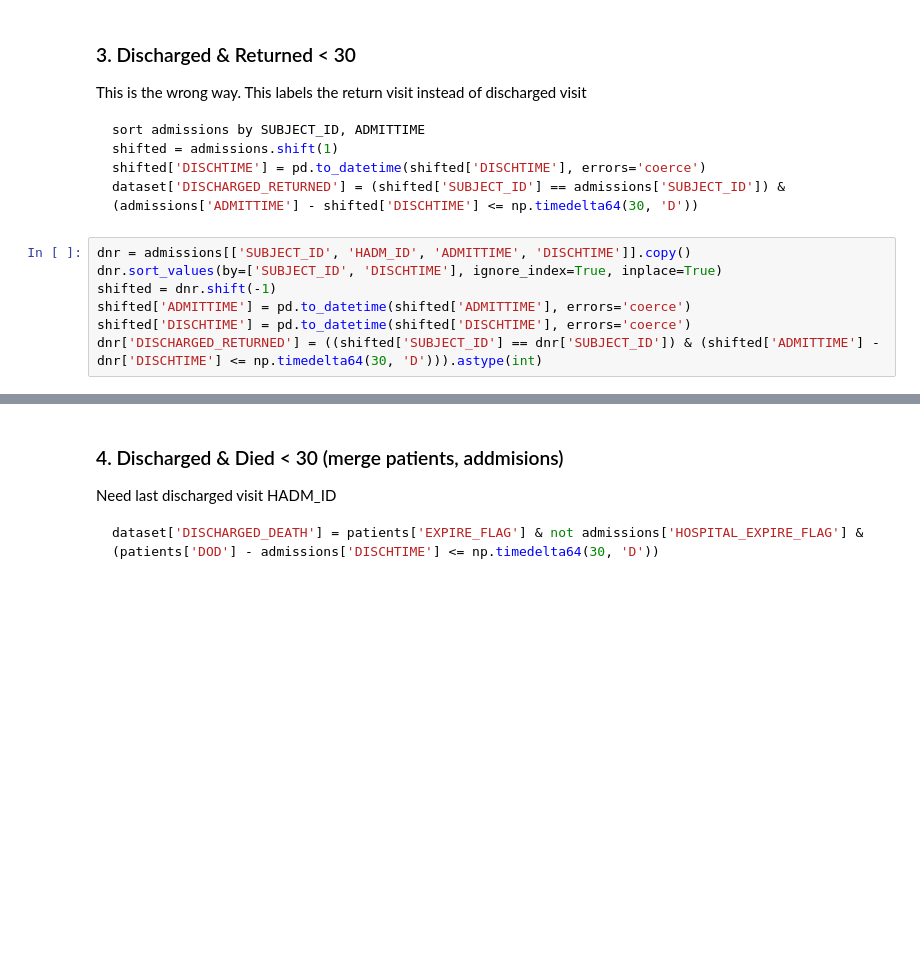
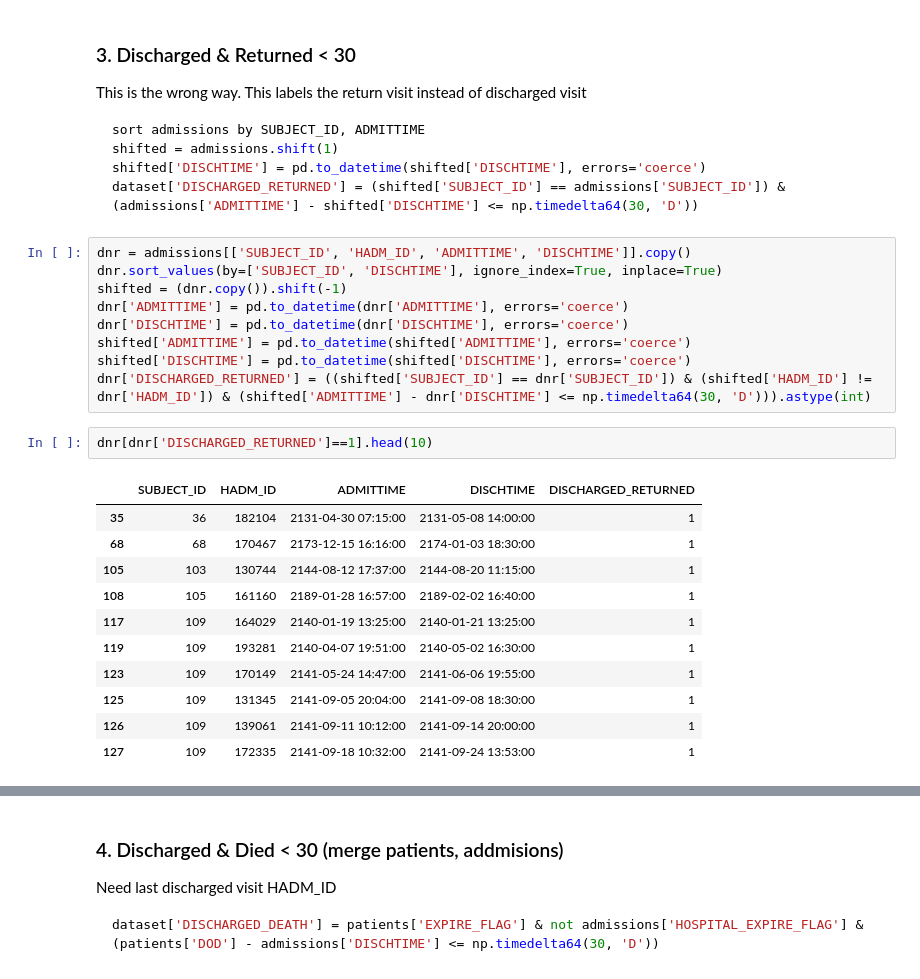
Before and after one commit to BencsikMD/CS598CourseProject, a Jupyter notebook: CreateDataset3.ipynb, the cells around one changed output, grey strips where cells are left out. Cells and saved outputs as stored; diff of their text form; blank space fills up the shorter version.

```diff
--- a/CreateDataset3.ipynb
+++ b/CreateDataset3.ipynb
@@ -149,7 +168,23 @@ dataset['DISCHARGED_RETURNED'] = (shifted['SUBJECT_ID'] == admissions['SUBJECT_I
 # %%
 dnr = admissions[['SUBJECT_ID', 'HADM_ID', 'ADMITTIME', 'DISCHTIME']].copy()
 dnr.sort_values(by=['SUBJECT_ID', 'DISCHTIME'], ignore_index=True, inplace=True)
-shifted = dnr.shift(-1)
+shifted = (dnr.copy()).shift(-1)
+dnr['ADMITTIME'] = pd.to_datetime(dnr['ADMITTIME'], errors='coerce')
+dnr['DISCHTIME'] = pd.to_datetime(dnr['DISCHTIME'], errors='coerce')
 shifted['ADMITTIME'] = pd.to_datetime(shifted['ADMITTIME'], errors='coerce')
 shifted['DISCHTIME'] = pd.to_datetime(shifted['DISCHTIME'], errors='coerce')
-dnr['DISCHARGED_RETURNED'] = ((shifted['SUBJECT_ID'] == dnr['SUBJECT_ID']) & (shifted['ADMITTIME'] - dnr['DISCHTIME'] <= np.timedelta64(30, 'D'))).astype(int)
+dnr['DISCHARGED_RETURNED'] = ((shifted['SUBJECT_ID'] == dnr['SUBJECT_ID']) & (shifted['HADM_ID'] != dnr['HADM_ID']) & (shifted['ADMITTIME'] - dnr['DISCHTIME'] <= np.timedelta64(30, 'D'))).astype(int)
+# %%
+dnr[dnr['DISCHARGED_RETURNED']==1].head(10)
+# %% [output]
+|  | SUBJECT_ID | HADM_ID | ADMITTIME | DISCHTIME | DISCHARGED_RETURNED |
+| 35 | 36 | 182104 | 2131-04-30 07:15:00 | 2131-05-08 14:00:00 | 1 |
+| 68 | 68 | 170467 | 2173-12-15 16:16:00 | 2174-01-03 18:30:00 | 1 |
+| 105 | 103 | 130744 | 2144-08-12 17:37:00 | 2144-08-20 11:15:00 | 1 |
+| 108 | 105 | 161160 | 2189-01-28 16:57:00 | 2189-02-02 16:40:00 | 1 |
+| 117 | 109 | 164029 | 2140-01-19 13:25:00 | 2140-01-21 13:25:00 | 1 |
+| 119 | 109 | 193281 | 2140-04-07 19:51:00 | 2140-05-02 16:30:00 | 1 |
+| 123 | 109 | 170149 | 2141-05-24 14:47:00 | 2141-06-06 19:55:00 | 1 |
+| 125 | 109 | 131345 | 2141-09-05 20:04:00 | 2141-09-08 18:30:00 | 1 |
+| 126 | 109 | 139061 | 2141-09-11 10:12:00 | 2141-09-14 20:00:00 | 1 |
+| 127 | 109 | 172335 | 2141-09-18 10:32:00 | 2141-09-24 13:53:00 | 1 |
```
Also changed, not shown: parts of 4 cells of this notebook.
